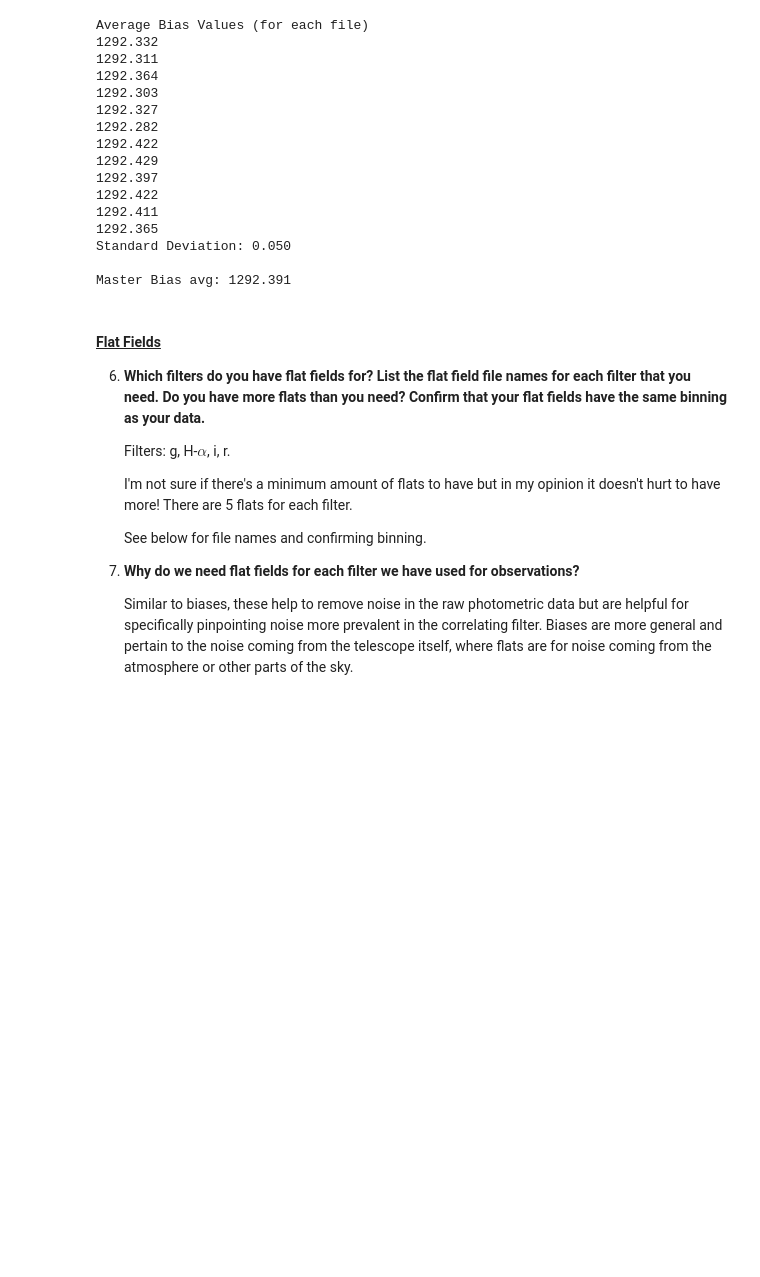
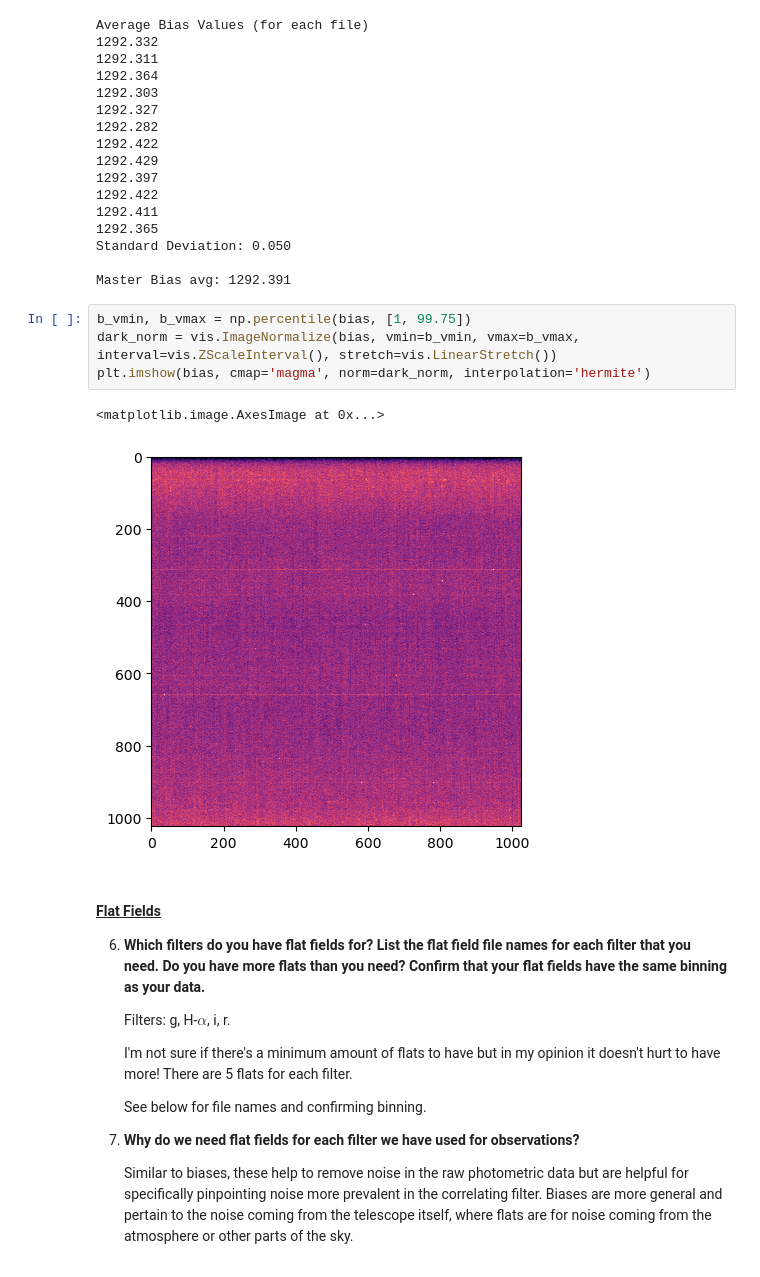
Before and after one commit to emmabacarra/Astr-480, a Jupyter notebook: Lab 4 - Data Reduction & Photometry/lab4.ipynb, the cells around one changed output. Saved outputs shown, nothing was run; the diff lists cells and outputs as text; blank space fills up the shorter version.

```diff
--- a/Lab 4 - Data Reduction & Photometry/lab4.ipynb
+++ b/Lab 4 - Data Reduction & Photometry/lab4.ipynb
@@ -83,6 +92,13 @@ Average Bias Values (for each file)
 Standard Deviation: 0.050
 
 Master Bias avg: 1292.391
+# %%
+b_vmin, b_vmax = np.percentile(bias, [1, 99.75])
+dark_norm = vis.ImageNormalize(bias, vmin=b_vmin, vmax=b_vmax, interval=vis.ZScaleInterval(), stretch=vis.LinearStretch())
+plt.imshow(bias, cmap='magma', norm=dark_norm, interpolation='hermite')
+# %% [output]
+<matplotlib.image.AxesImage at 0x...>
+[figure, added]
 # %% [markdown]
 #### <u>Flat Fields</u>
 
```
Also changed, not shown: parts of 17 cells of this notebook.
